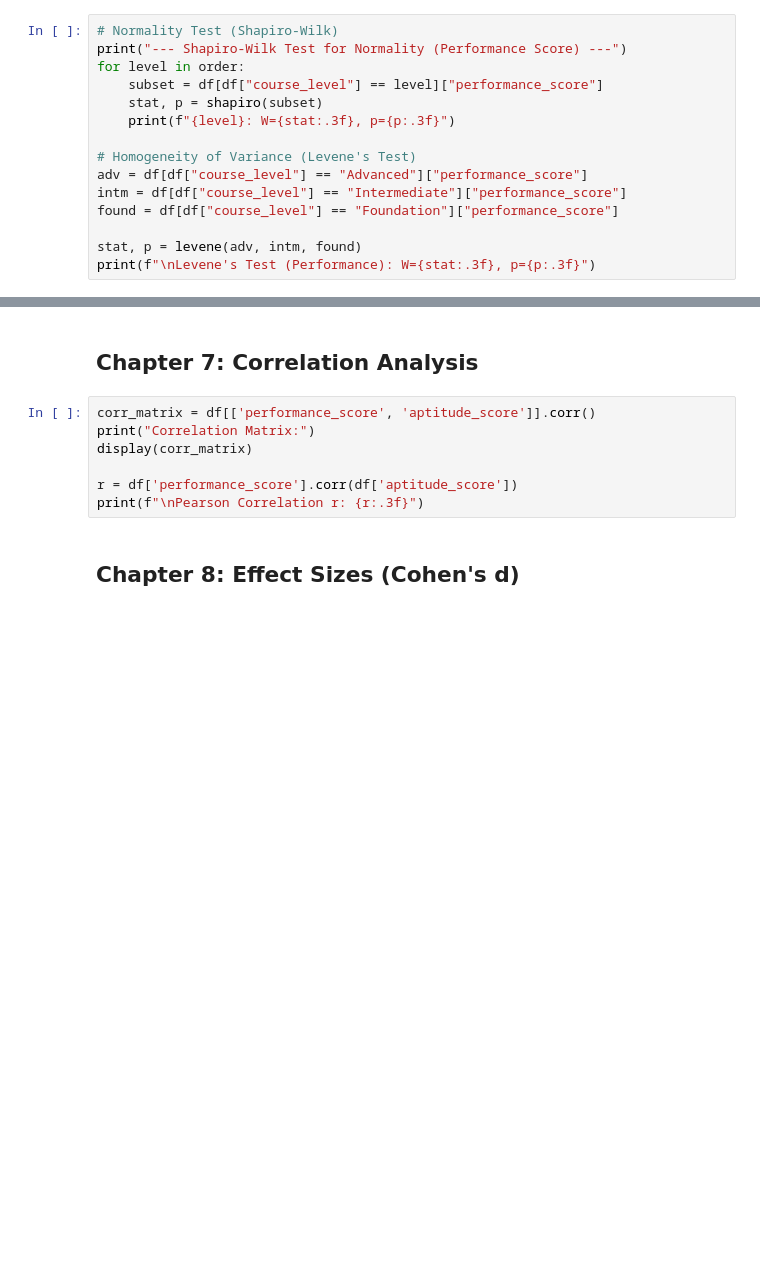
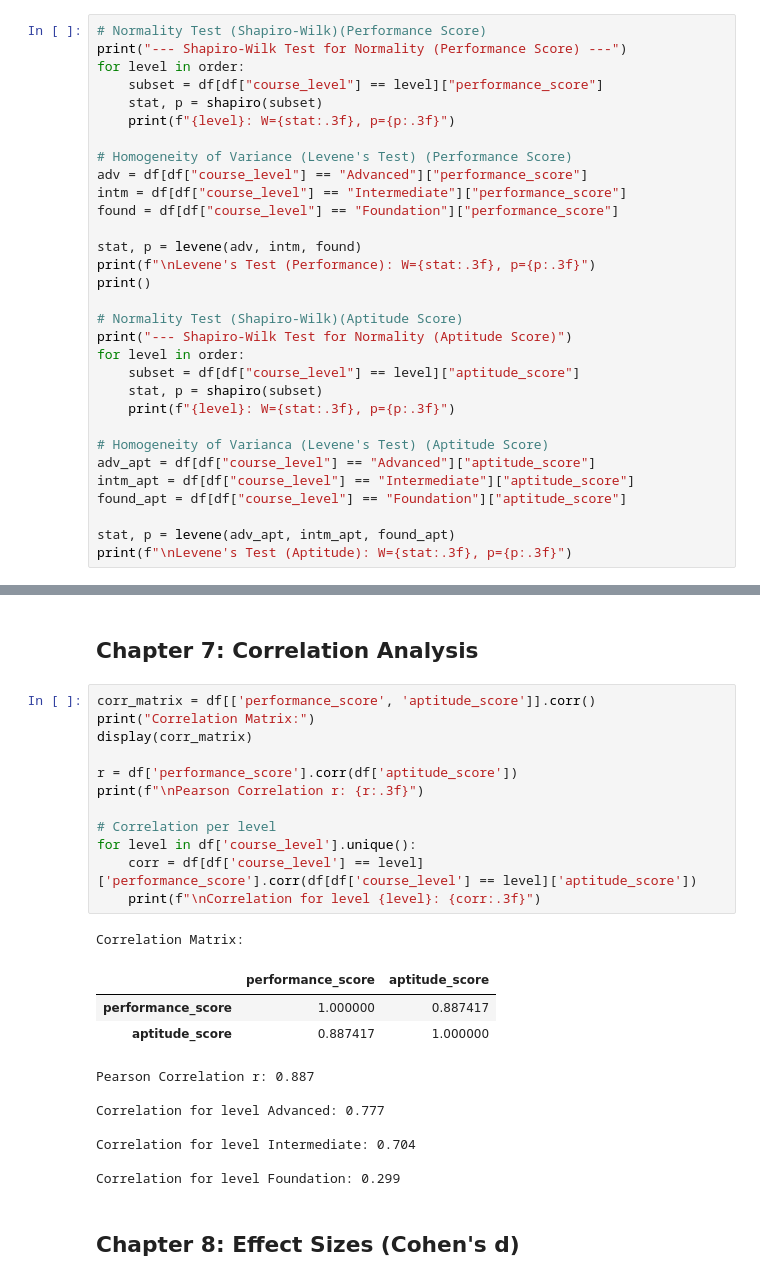
Before and after one commit to azahrulsmavo-design/Project-DEC-TheKey, a Jupyter notebook: Final_Analysis.ipynb, the cells around one changed output, grey strips where cells are left out. Saved outputs shown, nothing was run; the diff lists cells and outputs as text; blank space fills up the shorter version.

```diff
--- a/Final_Analysis.ipynb
+++ b/Final_Analysis.ipynb
@@ -62,17 +105,33 @@ display(apt_stats)
 # %% [markdown]
 Checking assumptions for ANOVA: Normality (Shapiro-Wilk) and Homogeneity of Variances (Levene's Test).
 # %%
-# Normality Test (Shapiro-Wilk)
+# Normality Test (Shapiro-Wilk)(Performance Score)
 print("--- Shapiro-Wilk Test for Normality (Performance Score) ---")
 for level in order:
     subset = df[df["course_level"] == level]["performance_score"]
     stat, p = shapiro(subset)
     print(f"{level}: W={stat:.3f}, p={p:.3f}")
 
-# Homogeneity of Variance (Levene's Test)
+# Homogeneity of Variance (Levene's Test) (Performance Score)
 adv = df[df["course_level"] == "Advanced"]["performance_score"]
 intm = df[df["course_level"] == "Intermediate"]["performance_score"]
 found = df[df["course_level"] == "Foundation"]["performance_score"]
 
 stat, p = levene(adv, intm, found)
 print(f"\nLevene's Test (Performance): W={stat:.3f}, p={p:.3f}")
+print()
+
+# Normality Test (Shapiro-Wilk)(Aptitude Score)
+print("--- Shapiro-Wilk Test for Normality (Aptitude Score)")
+for level in order:
+    subset = df[df["course_level"] == level]["aptitude_score"]
+    stat, p = shapiro(subset)
+    print(f"{level}: W={stat:.3f}, p={p:.3f}")
+
+# Homogeneity of Varianca (Levene's Test) (Aptitude Score)
+adv_apt = df[df["course_level"] == "Advanced"]["aptitude_score"]
+intm_apt = df[df["course_level"] == "Intermediate"]["aptitude_score"]
+found_apt = df[df["course_level"] == "Foundation"]["aptitude_score"]
+
+stat, p = levene(adv_apt, intm_apt, found_apt)
+print(f"\nLevene's Test (Aptitude): W={stat:.3f}, p={p:.3f}")
@@ -115,10 +217,27 @@ print(tukey_apt)
 # %%
 corr_matrix = df[['performance_score', 'aptitude_score']].corr()
 print("Correlation Matrix:")
 display(corr_matrix)
 
 r = df['performance_score'].corr(df['aptitude_score'])
 print(f"\nPearson Correlation r: {r:.3f}")
+
+# Correlation per level
+for level in df['course_level'].unique():
+    corr = df[df['course_level'] == level]['performance_score'].corr(df[df['course_level'] == level]['aptitude_score'])
+    print(f"\nCorrelation for level {level}: {corr:.3f}")
+# %% [output]
+Correlation Matrix:
+|  | performance_score | aptitude_score |
+| performance_score | 1.000000 | 0.887417 |
+| aptitude_score | 0.887417 | 1.000000 |
+Pearson Correlation r: 0.887
+
+Correlation for level Advanced: 0.777
+
+Correlation for level Intermediate: 0.704
+
+Correlation for level Foundation: 0.299
 # %% [markdown]
 ## Chapter 8: Effect Sizes (Cohen's d)
 # %%
```
Also changed, not shown: parts of 8 cells of this notebook, 4 other files.
